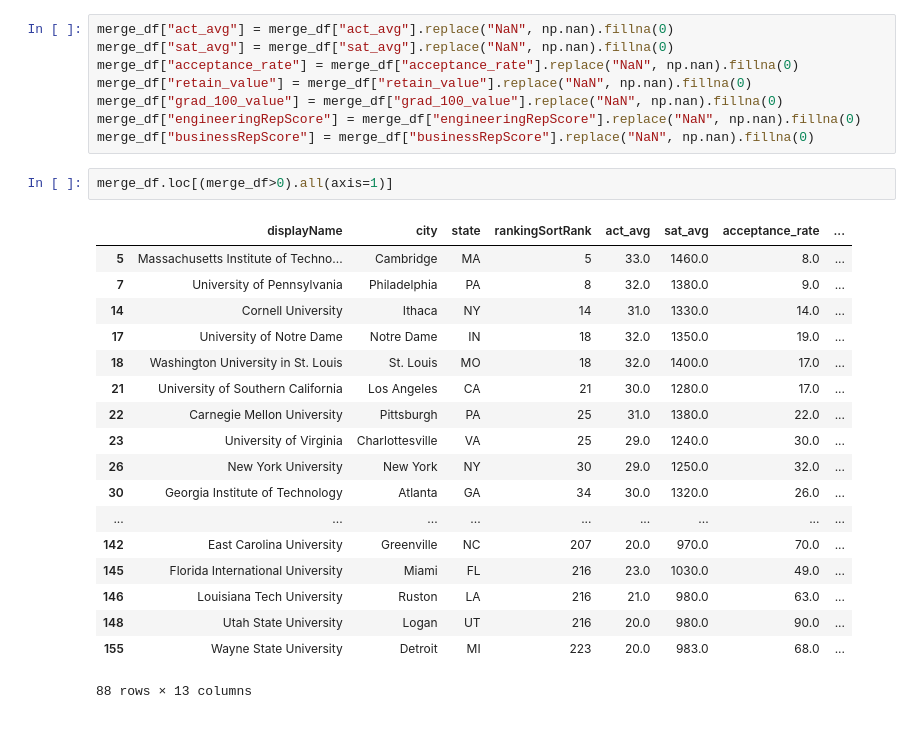
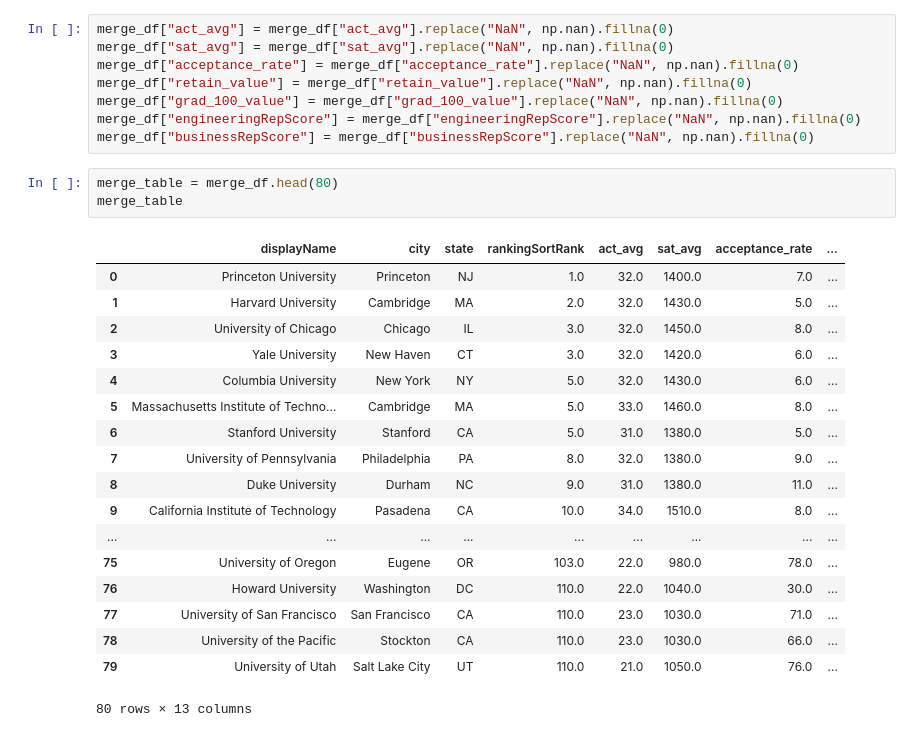
Before and after one commit to nimisha727/Group-Two-Project-One, a Jupyter notebook: source_code/university_outcomes.ipynb, the cells around one changed output. Drawn from its saved outputs; the diff is of its cells as text.

```diff
--- a/source_code/university_outcomes.ipynb
+++ b/source_code/university_outcomes.ipynb
@@ -94,24 +94,25 @@ merge_df["retain_value"] = merge_df["retain_value"].replace("NaN", np.nan).filln
 merge_df["grad_100_value"] = merge_df["grad_100_value"].replace("NaN", np.nan).fillna(0)
 merge_df["engineeringRepScore"] = merge_df["engineeringRepScore"].replace("NaN", np.nan).fillna(0)
 merge_df["businessRepScore"] = merge_df["businessRepScore"].replace("NaN", np.nan).fillna(0)
-# %%
-merge_df.loc[(merge_df>0).all(axis=1)]
-# %% [output]
-|  | displayName | city | state | rankingSortRank | act_avg | sat_avg | acceptance_rate | ... |
-| 5 | Massachusetts Institute of Techno... | Cambridge | MA | 5 | 33.0 | 1460.0 | 8.0 | ... |
-| 7 | University of Pennsylvania | Philadelphia | PA | 8 | 32.0 | 1380.0 | 9.0 | ... |
-| 14 | Cornell University | Ithaca | NY | 14 | 31.0 | 1330.0 | 14.0 | ... |
-| 17 | University of Notre Dame | Notre Dame | IN | 18 | 32.0 | 1350.0 | 19.0 | ... |
-| 18 | Washington University in St. Louis | St. Louis | MO | 18 | 32.0 | 1400.0 | 17.0 | ... |
-| 21 | University of Southern California | Los Angeles | CA | 21 | 30.0 | 1280.0 | 17.0 | ... |
-| 22 | Carnegie Mellon University | Pittsburgh | PA | 25 | 31.0 | 1380.0 | 22.0 | ... |
-| 23 | University of Virginia | Charlottesville | VA | 25 | 29.0 | 1240.0 | 30.0 | ... |
-| 26 | New York University | New York | NY | 30 | 29.0 | 1250.0 | 32.0 | ... |
-| 30 | Georgia Institute of Technology | Atlanta | GA | 34 | 30.0 | 1320.0 | 26.0 | ... |
-| ... | ... | ... | ... | ... | ... | ... | ... | ... |
-| 142 | East Carolina University | Greenville | NC | 207 | 20.0 | 970.0 | 70.0 | ... |
-| 145 | Florida International University | Miami | FL | 216 | 23.0 | 1030.0 | 49.0 | ... |
-| 146 | Louisiana Tech University | Ruston | LA | 216 | 21.0 | 980.0 | 63.0 | ... |
-| 148 | Utah State University | Logan | UT | 216 | 20.0 | 980.0 | 90.0 | ... |
-| 155 | Wayne State University | Detroit | MI | 223 | 20.0 | 983.0 | 68.0 | ... |
-88 rows × 13 columns
+# %%
+merge_table = merge_df.head(80)
+merge_table
+# %% [output]
+|  | displayName | city | state | rankingSortRank | act_avg | sat_avg | acceptance_rate | ... |
+| 0 | Princeton University | Princeton | NJ | 1.0 | 32.0 | 1400.0 | 7.0 | ... |
+| 1 | Harvard University | Cambridge | MA | 2.0 | 32.0 | 1430.0 | 5.0 | ... |
+| 2 | University of Chicago | Chicago | IL | 3.0 | 32.0 | 1450.0 | 8.0 | ... |
+| 3 | Yale University | New Haven | CT | 3.0 | 32.0 | 1420.0 | 6.0 | ... |
+| 4 | Columbia University | New York | NY | 5.0 | 32.0 | 1430.0 | 6.0 | ... |
+| 5 | Massachusetts Institute of Techno... | Cambridge | MA | 5.0 | 33.0 | 1460.0 | 8.0 | ... |
+| 6 | Stanford University | Stanford | CA | 5.0 | 31.0 | 1380.0 | 5.0 | ... |
+| 7 | University of Pennsylvania | Philadelphia | PA | 8.0 | 32.0 | 1380.0 | 9.0 | ... |
+| 8 | Duke University | Durham | NC | 9.0 | 31.0 | 1380.0 | 11.0 | ... |
+| 9 | California Institute of Technology | Pasadena | CA | 10.0 | 34.0 | 1510.0 | 8.0 | ... |
+| ... | ... | ... | ... | ... | ... | ... | ... | ... |
+| 75 | University of Oregon | Eugene | OR | 103.0 | 22.0 | 980.0 | 78.0 | ... |
+| 76 | Howard University | Washington | DC | 110.0 | 22.0 | 1040.0 | 30.0 | ... |
+| 77 | University of San Francisco | San Francisco | CA | 110.0 | 23.0 | 1030.0 | 71.0 | ... |
+| 78 | University of the Pacific | Stockton | CA | 110.0 | 23.0 | 1030.0 | 66.0 | ... |
+| 79 | University of Utah | Salt Lake City | UT | 110.0 | 21.0 | 1050.0 | 76.0 | ... |
+80 rows × 13 columns
```
Also changed, not shown: parts of 2 cells of this notebook.
